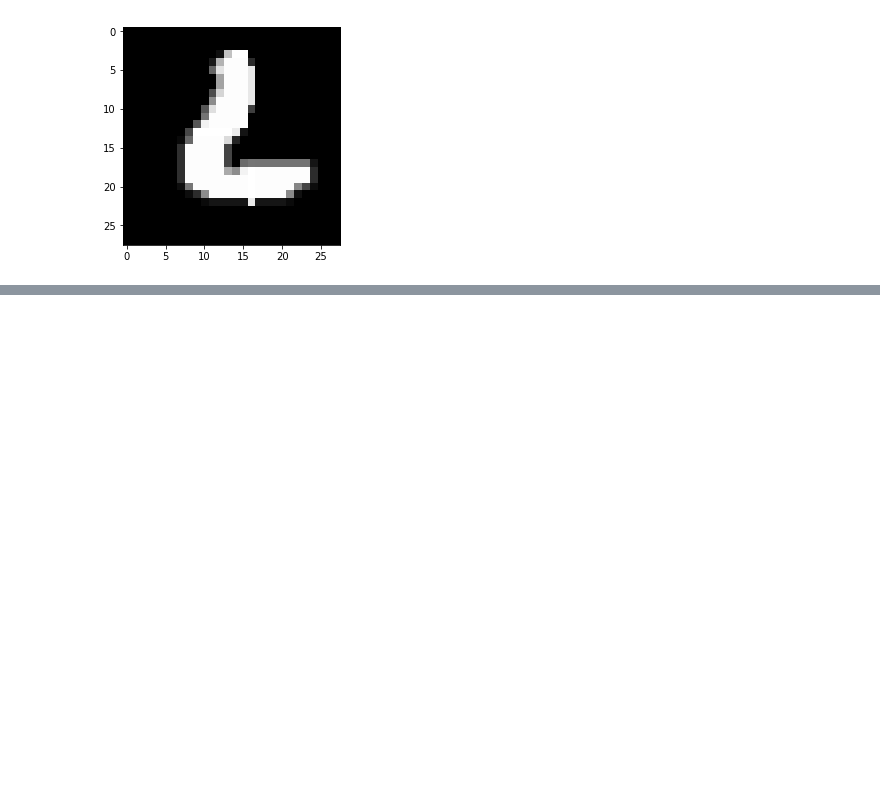
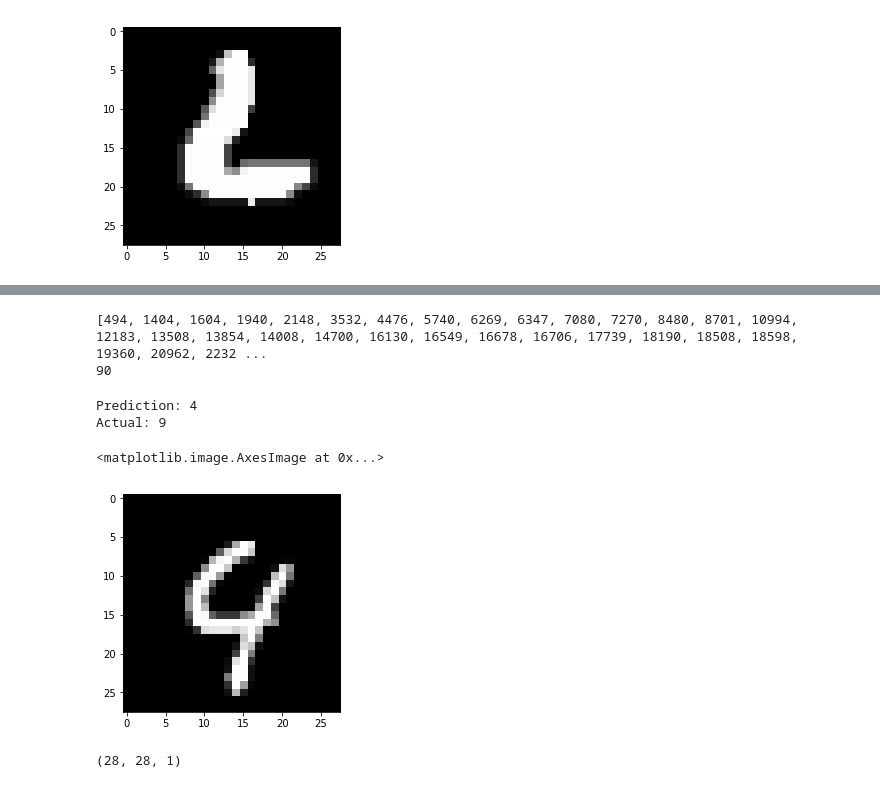
Before and after one commit to nguyenbh1507/Example_notebooks, a Jupyter notebook: MLP with TF_Keras.ipynb, the cells around one changed output, grey strips where cells are left out. Cells and saved outputs as stored; diff of their text form; code cells hidden in the pictures; blank space fills up the shorter version.

```diff
--- a/MLP with TF_Keras.ipynb
+++ b/MLP with TF_Keras.ipynb
@@ -208,0 +335,11 @@ Epoch 1/12
+# %%
+err_ids1 = []
+eval_ = (model1.predict(x_train).argmax(axis=-1) == y_train.argmax(axis=-1))
+for i in range(len(eval_)):
+    if not eval_[i]:
+        err_ids1.append(i)
+print(err_ids1)
+print(len(err_ids1))
+# %% [output]
+[494, 1404, 1604, 1940, 2148, 3532, 4476, 5740, 6269, 6347, 7080, 7270, 8480, 8701, 10994, 12183, 13508, 13854, 14008, 14700, 16130, 16549, 16678, 16706, 17739, 18190, 18508, 18598, 19360, 20962, 2232 ...
+90
@@ -208,0 +348,17 @@ Epoch 1/12
+# %%
+from keras.models import load_model
+model2 = load_model('MNIST9955.h5')
+# %%
+idd = 57744
+print("Prediction:", model2.predict(x_train[idd].reshape([1,28,28,1])).argmax(axis=-1)[0])
+print("Actual:", y_train[idd].argmax(axis=-1))
+plt.imshow((255*x_train[idd].reshape([28,28])).astype(int), cmap='gray')
+# %% [output]
+Prediction: 4
+Actual: 9
+<matplotlib.image.AxesImage at 0x...>
+[figure, added]
+# %%
+x_train[idd].shape
+# %% [output]
+(28, 28, 1)
```
Also changed, not shown: parts of 8 cells of this notebook.
